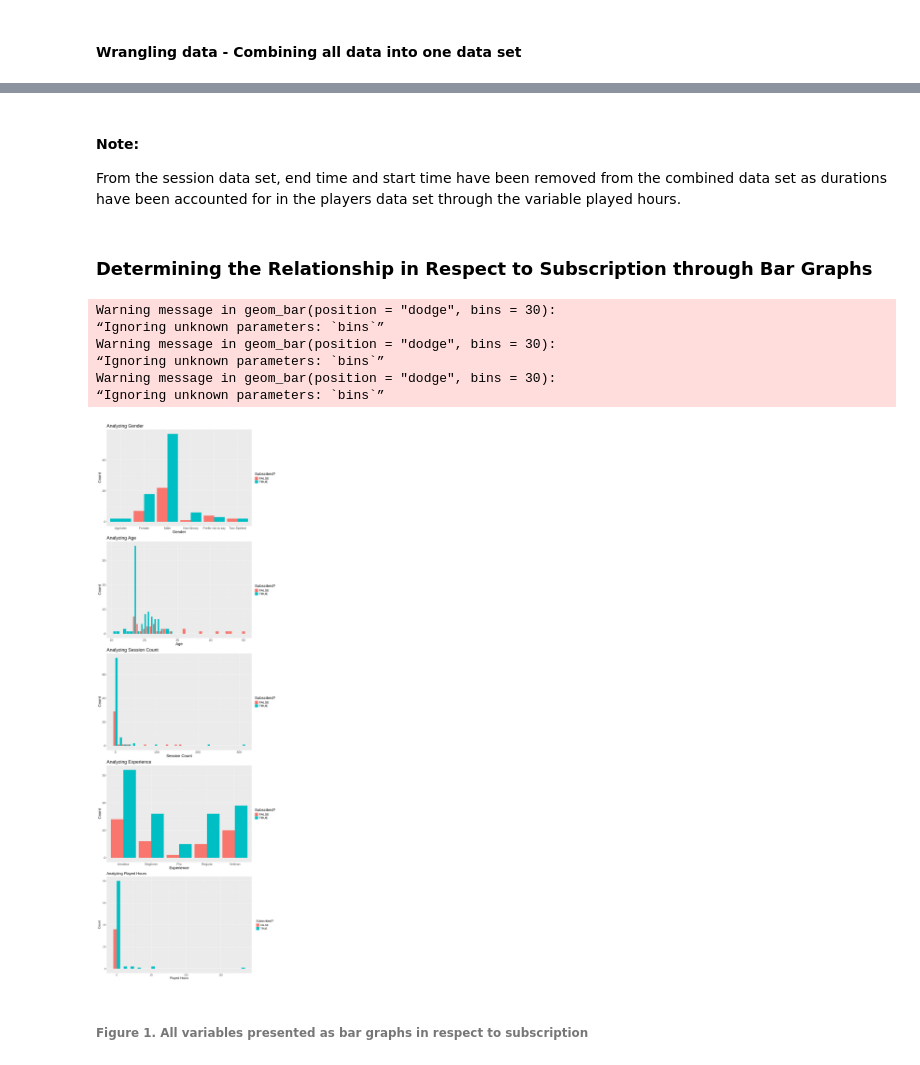
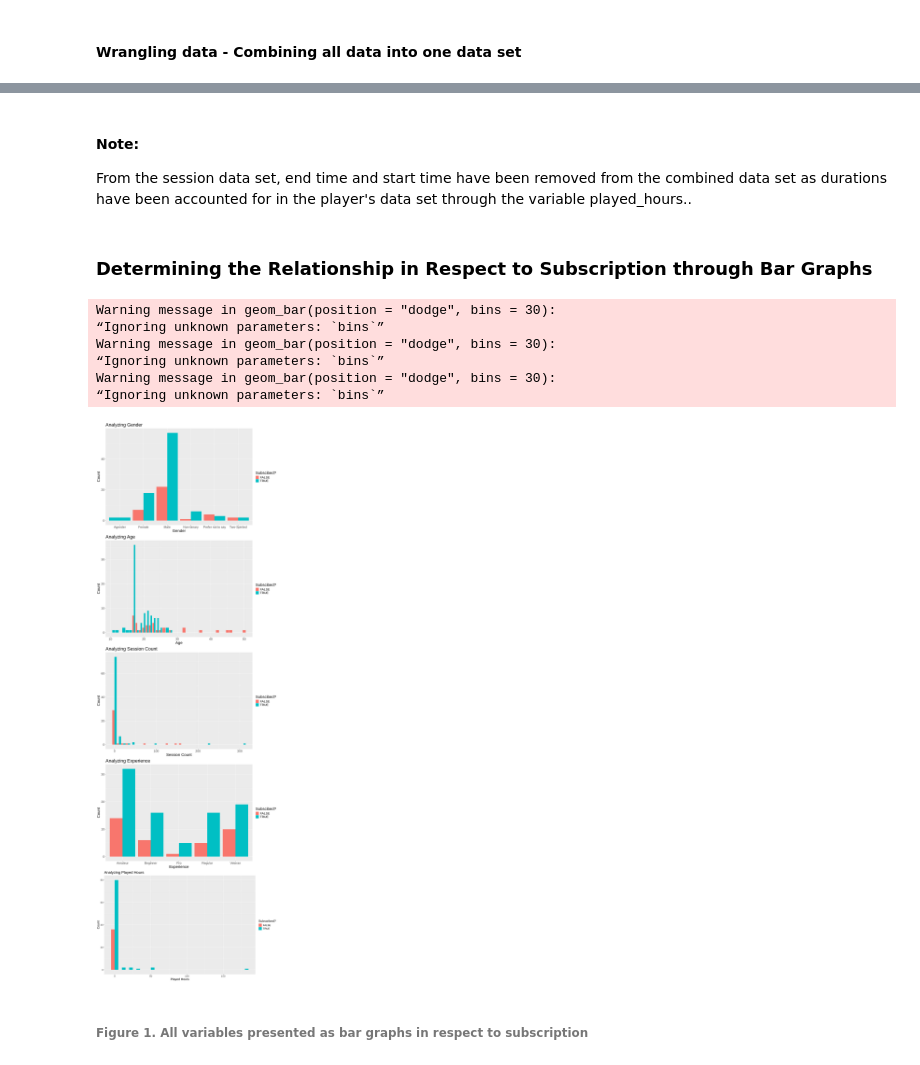
Before and after one commit to lycma06/lyc--new-project, a Jupyter notebook: minecraft.ipynb, the cells around one changed output, grey strips where cells are left out. Cells and saved outputs as stored; diff of their text form; code cells hidden in the pictures.

```diff
--- a/minecraft.ipynb
+++ b/minecraft.ipynb
@@ -203,7 +184,8 @@ A tibble: 10 × 8
 | Veteran | TRUE | 126ec350278422ba60ad575d230c19522... | 0.0 | Mina | Non-binary | 21 | 1 |
 # %% [markdown]
 #### Note:
-From the session data set, end time and start time have been removed from the combined data set as durations have been accounted for in the players data set through the variable played hours.
+
+From the session data set, end time and start time have been removed from the combined data set as durations have been accounted for in the player's data set through the variable played_hours..
 # %% [markdown]
 ### Determining the Relationship in Respect to Subscription through Bar Graphs
 # %%
@@ -228,36 +210,36 @@ Experience <- ggplot(complete, aes(x = experience, fill = subscribe)) +
   geom_bar(position = "dodge", bins = 30) + labs( x = "Experience" , y= "Count", fill= "Subscibed?", title= "Analyzing Experience")+ theme(text = element_text(size = 20))
 
 Gender <-   ggplot(complete, aes(x = gender, fill = subscribe)) +
   geom_bar(position = "dodge", bins = 30) + labs( x = "Gender" , y= "Count", fill= "Subscibed?", title= "Analyzing Gender")+ theme(text = element_text(size = 20))
 
 
 age <-  ggplot(complete, aes(x = Age, fill = subscribe)) +
   geom_bar(position = "dodge", bins = 30) + labs( x = "Age" , y= "Count", fill= "Subscibed?", title= "Analyzing Age ")+ theme(text = element_text(size = 20))
 
 sessioncount <- ggplot(complete, aes(x = session_count, fill = subscribe)) +
   geom_histogram(position = "dodge", bins = 30) + labs( x = "Session Count" , y= "Count", fill= "Subscibed?", title= "Analyzing Session Count ")+ theme(text = element_text(size = 20))
 
 playedhours <- ggplot(complete, aes(x = played_hours, fill = subscribe)) +
   geom_histogram(position = "dodge", binwidth = 10) +
   labs(
     x = "Played Hours",
     y = "Count",
     fill = "Subscribed?",
     title = "Analyzing Played Hours"
   ) +
   theme(text = element_text(size = 16))
 
+plot <- plot_grid(Gender, age  , sessioncount, Experience , playedhours , ncol = 1)
 
-Gender/ age  / sessioncount/ Experience / playedhours
-# will use  looks like it does matter men have the most likely. non bindary and agender
+plot
 # %% [output]
 Warning message in geom_bar(position = "dodge", bins = 30):
 “Ignoring unknown parameters: `bins`”
 Warning message in geom_bar(position = "dodge", bins = 30):
 “Ignoring unknown parameters: `bins`”
 Warning message in geom_bar(position = "dodge", bins = 30):
 “Ignoring unknown parameters: `bins`”
-[figure, old version]
+[figure, new version]
 # %% [markdown]
 ###### Figure 1. All variables presented as bar graphs in respect to subscription
 # %% [markdown]
```
Also changed, not shown: parts of 12 cells of this notebook.
